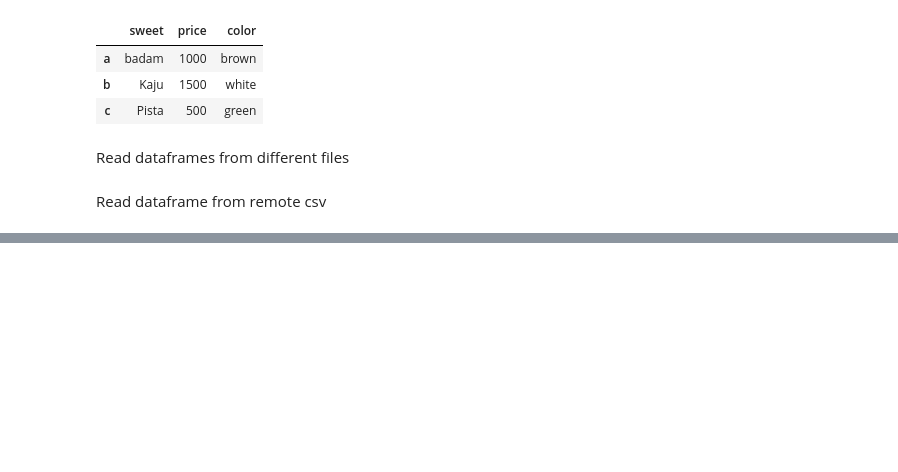
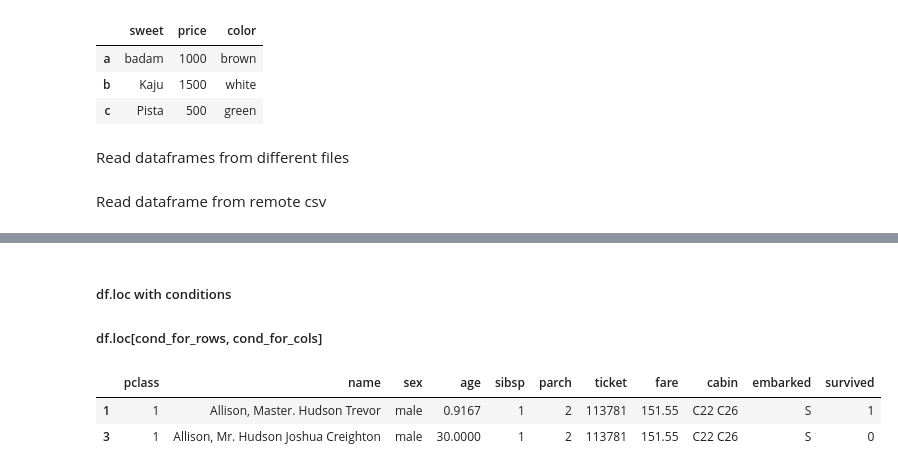
Before and after one commit to NotOnlyGeeks/LearnPandas, a Jupyter notebook: pandas1.ipynb, the cells around one changed output, grey strips where cells are left out. Saved outputs shown, nothing was run; the diff lists cells and outputs as text; code cells hidden in the pictures; blank space fills up the shorter version.

```diff
--- a/pandas1.ipynb
+++ b/pandas1.ipynb
@@ -71,0 +177,9 @@ df.head()
+# %% [markdown]
+##### df.loc with conditions
+##### df.loc[cond_for_rows, cond_for_cols]
+# %%
+df.loc[(df['pclass']==1) & (df['sex']=='male'),::].head(2)
+# %% [output]
+|  | pclass | name | sex | age | sibsp | parch | ticket | fare | cabin | embarked | survived |
+| 1 | 1 | Allison, Master. Hudson Trevor | male | 0.9167 | 1 | 2 | 113781 | 151.55 | C22 C26 | S | 1 |
+| 3 | 1 | Allison, Mr. Hudson Joshua Creighton | male | 30.0000 | 1 | 2 | 113781 | 151.55 | C22 C26 | S | 0 |
```
Also changed, not shown: parts of 29 cells of this notebook, 4 other files.
